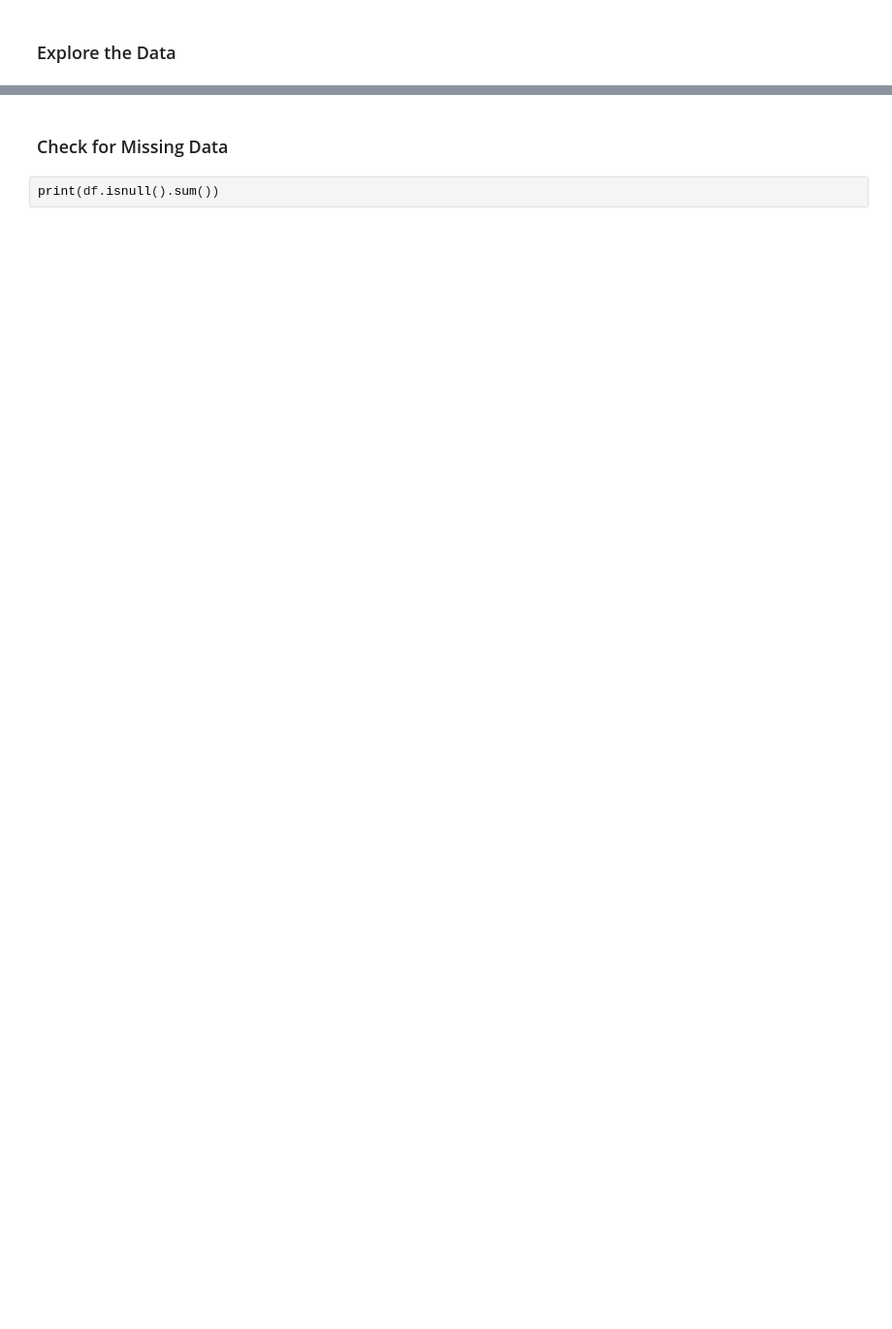
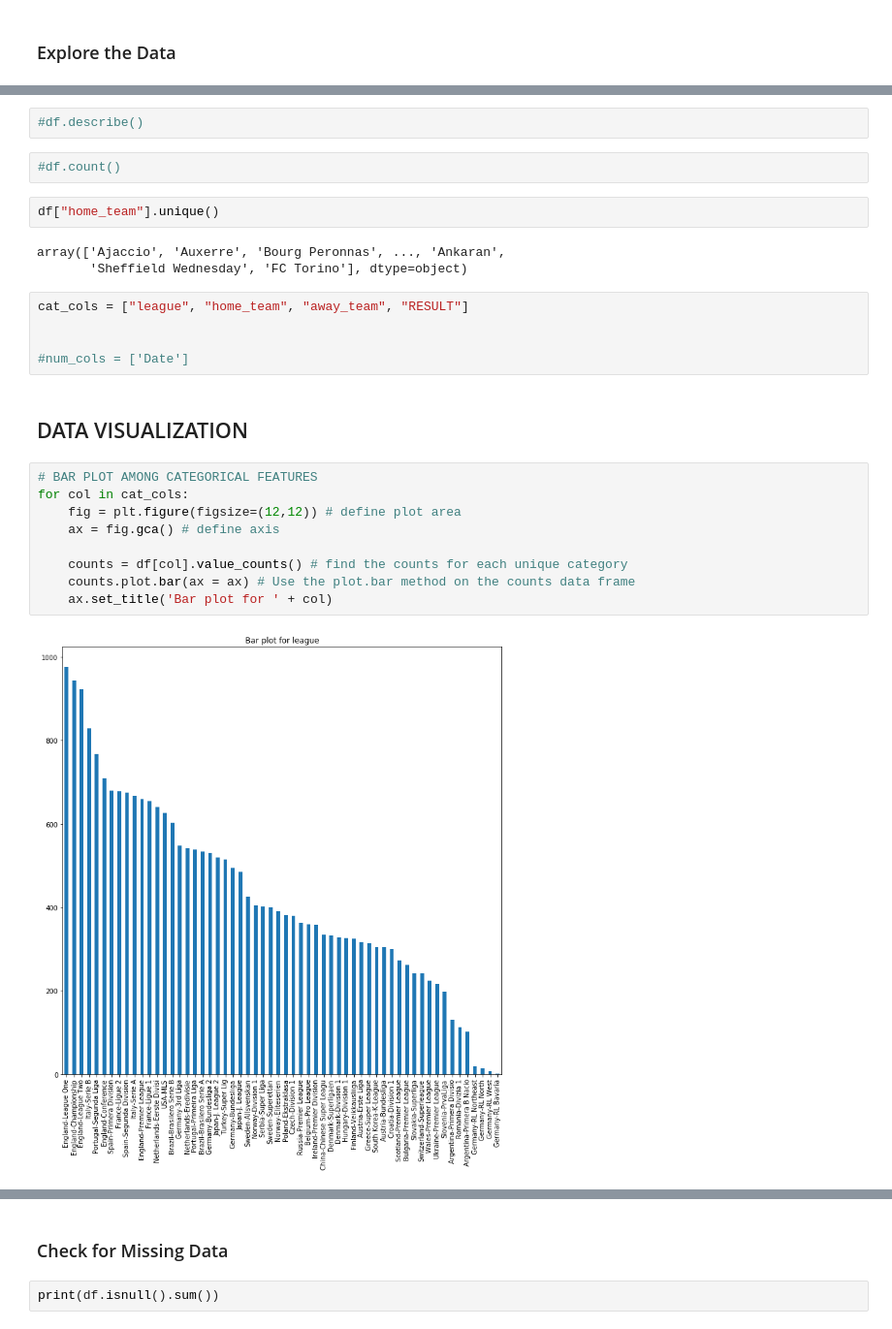
Before and after one commit to nnorukaemeka/piq2019, a Jupyter notebook: PredictiveSport.ipynb, the cells around one changed output, grey strips where cells are left out. Shown: that part at 97% size. Cells and saved outputs as stored; diff of their text form; blank space fills up the shorter version.

```diff
--- a/PredictiveSport.ipynb
+++ b/PredictiveSport.ipynb
@@ -134,0 +160,27 @@ df.count()
+# %%
+#df.describe()
+# %%
+#df.count()
+# %%
+df["home_team"].unique()
+# %% [output]
+array(['Ajaccio', 'Auxerre', 'Bourg Peronnas', ..., 'Ankaran',
+       'Sheffield Wednesday', 'FC Torino'], dtype=object)
+# %%
+cat_cols = ["league", "home_team", "away_team", "RESULT"]
+
+
+#num_cols = ['Date']
+# %% [markdown]
+## DATA VISUALIZATION
+# %%
+# BAR PLOT AMONG CATEGORICAL FEATURES
+for col in cat_cols:
+    fig = plt.figure(figsize=(12,12)) # define plot area
+    ax = fig.gca() # define axis
+
+    counts = df[col].value_counts() # find the counts for each unique category
+    counts.plot.bar(ax = ax) # Use the plot.bar method on the counts data frame
+    ax.set_title('Bar plot for ' + col)
+# %% [output]
+[figure, added]
```
Also changed, not shown: parts of 11 cells of this notebook.
